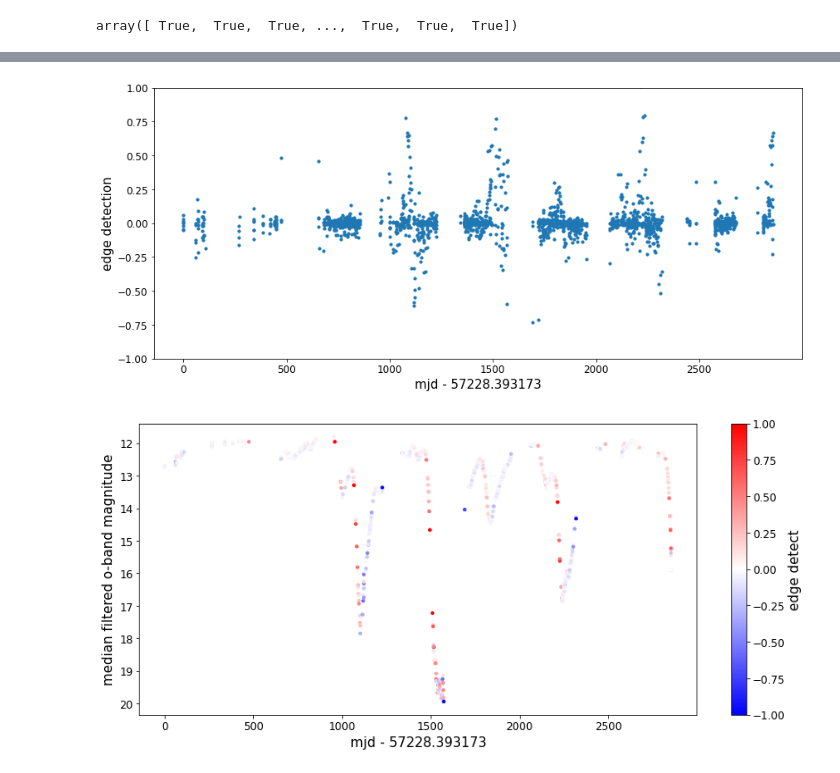
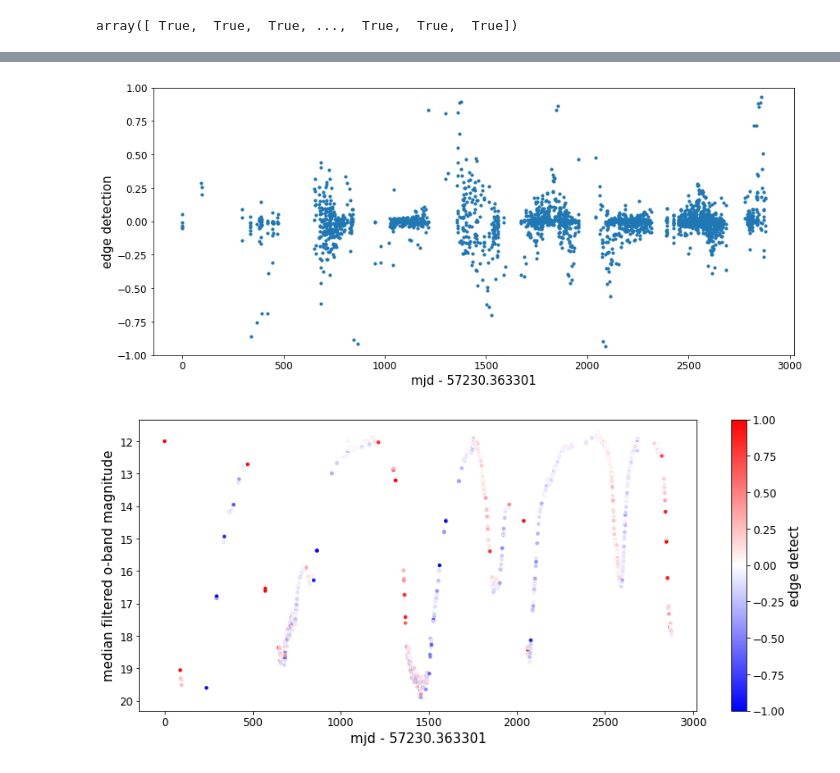
Before and after one commit to courtcraw/Notebooks, a Jupyter notebook: decline_detection.ipynb, the cells around one changed output, grey strips where cells are left out. Drawn from its saved outputs; the diff is of its cells as text; code cells hidden in the pictures.

```diff
--- a/decline_detection.ipynb
+++ b/decline_detection.ipynb
@@ -10,8 +11,11 @@ from astropy.convolution import convolve, Box1DKernel, Gaussian1DKernel
 # %%
 plt.style.use('court.mplstyle')
 # %%
-atlas = pd.read_csv('../data/RCB_LC_FORTESTING/2023-06-15_WISEJ194218.38-203247.5_ATLAS.csv')
+# atlas = pd.read_csv('../data/RCB_LC_FORTESTING/2023-06-15_WISEJ194218.38-203247.5_ATLAS.csv')
 # atlas = pd.read_csv('../data/RCB_LC_FORTESTING/2023-06-15_AOHer_ATLAS.csv')
+# atlas = pd.read_csv('../data/RCB_LC_FORTESTING/2023-06-19_ASAS-RCB-14_ATLAS.csv')
+# atlas = pd.read_csv('../data/RCB_LC_FORTESTING/2023-06-19_ASAS-RCB-16_ATLAS.csv')
+atlas = pd.read_csv('../data/RCB_LC_FORTESTING/2023-06-19_ASAS-RCB-19_ATLAS.csv')
 atlas
 # %% [output]
 |  | mjd | m | dm | ujy | dujy | f | err | reduced_chi | ra | dec | x | ... |
@@ -140,0 +143,4 @@ from astropy.convolution.kernels import CustomKernel
+# %%
+median_filtered_oband = oband.iloc[mask]
+median_filtered_oband.reset_index(drop=True,inplace=True)
+median_filtered_oband
@@ -141,22 +161,24 @@ from astropy.convolution.kernels import CustomKernel
 # %%
 # edge_detect = sp.ndimage.convolve(oband['m'][mask], CustomKernel([1.0, 0.0, -1.0]))
-edge_detect = sp.ndimage.convolve(oband['m'][mask], [1.0, 0.0, -1.0])
+edge_detect = sp.ndimage.convolve(median_filtered_oband['m'], [1.0, 0.0, -1.0])
 # %%
+mjd_scale = median_filtered_oband['mjd'][0]
+
 plt.figure(figsize=(14,6))
-plt.scatter(oband['mjd'][mask]-oband['mjd'][0],edge_detect,s=10)
+plt.scatter(median_filtered_oband['mjd']-mjd_scale,edge_detect,s=10)
 # plt.gca().invert_yaxis()
-plt.xlabel('mjd - '+str(oband['mjd'][0]))
+plt.xlabel('mjd - '+str(mjd_scale))
 plt.ylabel('edge detection')
 plt.ylim(-1,1)
 plt.show()
 # %% [output]
-[figure, old version]
+[figure, new version]
 # %%
 plt.figure(figsize=(14,6))
-plt.scatter(oband['mjd'][mask]-oband['mjd'][0],oband['m'][mask],s=10,
+plt.scatter(median_filtered_oband['mjd']-mjd_scale,median_filtered_oband['m'],s=10,
             c=edge_detect,cmap='bwr')
 plt.gca().invert_yaxis()
-plt.xlabel('mjd - '+str(oband['mjd'][0]))
+plt.xlabel('mjd - '+str(mjd_scale))
 plt.ylabel('median filtered o-band magnitude')
 plt.colorbar(label='edge detect')
 # plt.clim(vmax=-1)
@@ -164,5 +186,5 @@ plt.colorbar(label='edge detect')
 plt.clim(-1,1)
 plt.show()
 # %% [output]
-[figure, old version]
+[figure, new version]
 # %%
```
Also changed, not shown: parts of 31 cells of this notebook.
